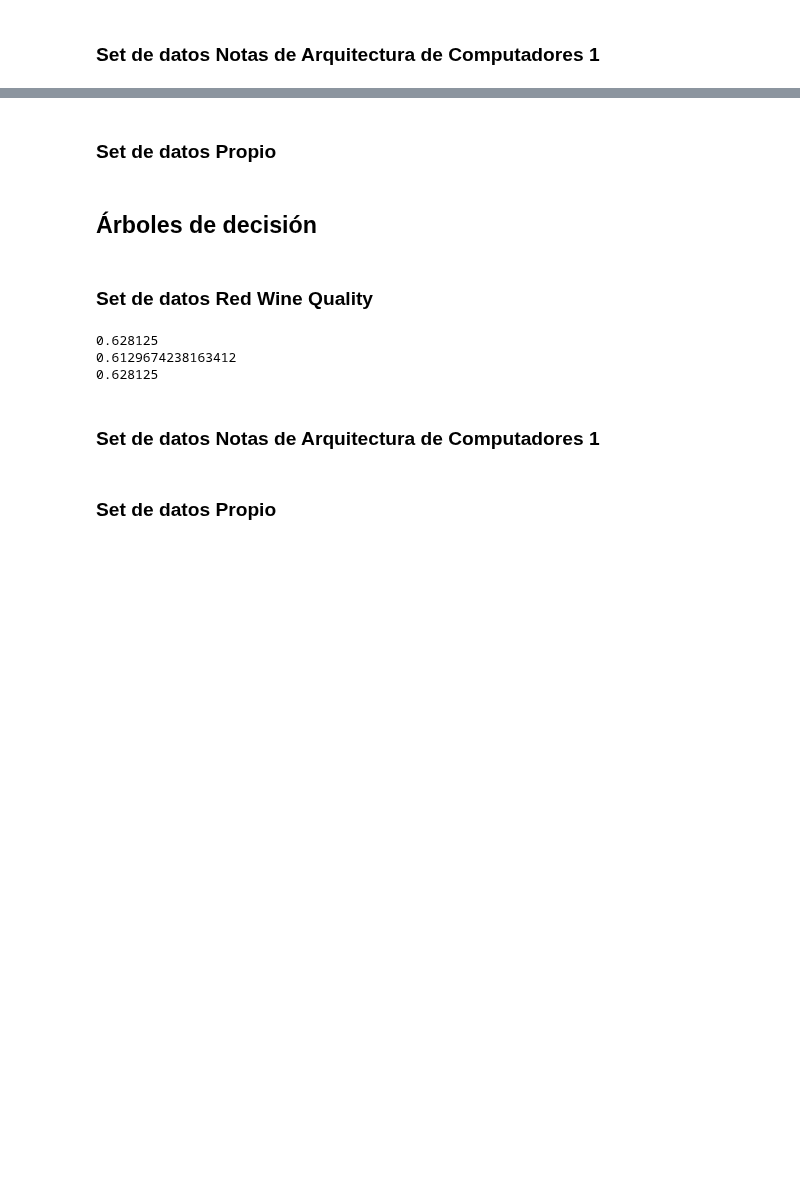
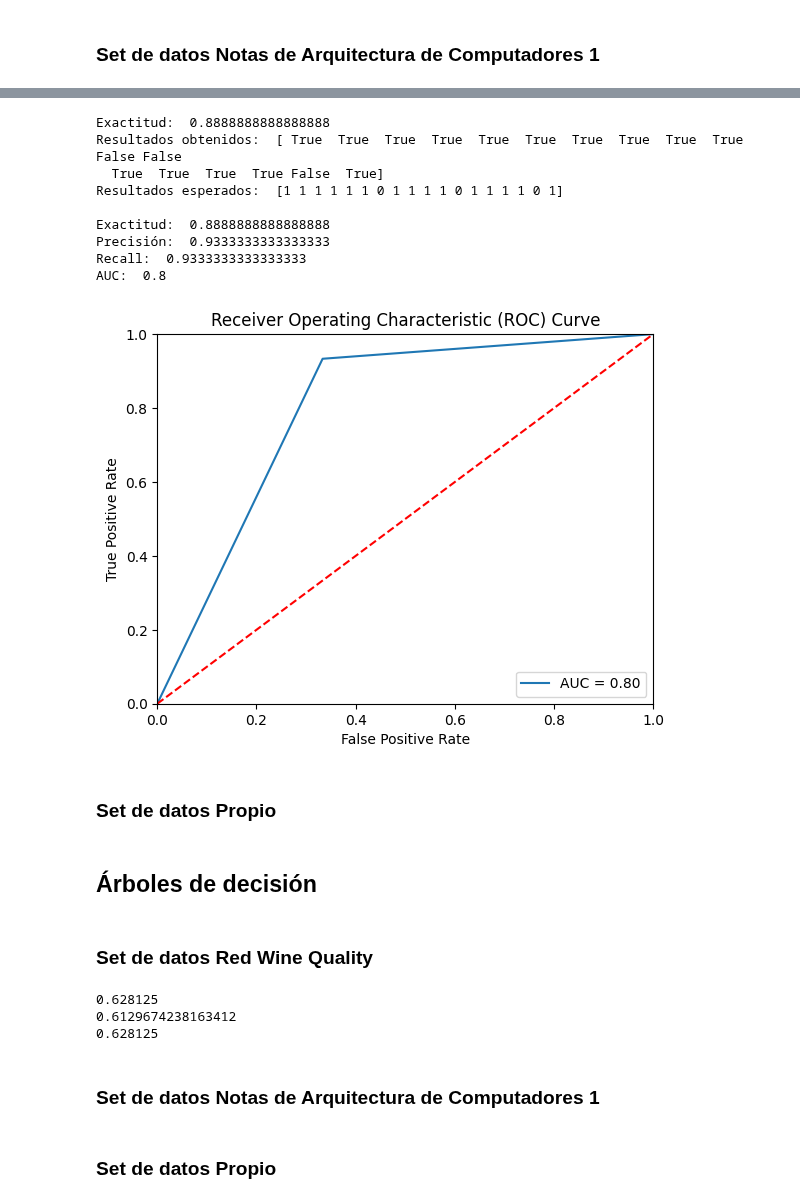
Before and after one commit to JulianCamacho/CE-5506-Reconocimiento-de-Patrones, a Jupyter notebook: Proyecto1/Proyecto1.ipynb, the cells around one changed output, grey strips where cells are left out. Cells and saved outputs as stored; diff of their text form; code cells hidden in the pictures; blank space fills up the shorter version.

```diff
--- a/Proyecto1/Proyecto1.ipynb
+++ b/Proyecto1/Proyecto1.ipynb
@@ -179,14 +220,21 @@ data_arquiI_combined = data_arquiI_combined.astype('float64')
 # Convertir la calidad en un problema de clasificación binaria
 data_arquiI_combined['Total: '] = np.where(data_arquiI_combined['Total: '] >= 67.5, 1, 0)
 
-# Ajustar
+# Ajustar pesos
 data_arquiI_combined['Examen 1 15.0%'] = data_arquiI_combined['Examen 1 15.0%']*0.15
 data_arquiI_combined['Tarea 1 3.75%'] = data_arquiI_combined['Tarea 1 3.75%']*0.0375
 data_arquiI_combined['Proyecto Individual Funcional 11.25%'] = data_arquiI_combined['Proyecto Individual Funcional 11.25%']*0.1125
 data_arquiI_combined['Proyecto Grupal 1 Funcional 13.12%'] = data_arquiI_combined['Proyecto Grupal 1 Funcional 13.12%']*0.1312
 
+data_arquiI_combined = data_arquiI_combined.rename(columns={'Total: ': 'Aprobado'})
+
 data_arquiI_combined.head()
 
-## Dividir los datos en conjunto de entrenamiento y prueba
-#train_data = data.sample(frac=0.8, random_state=42)
-#test_data = data.drop(train_data.index)
+# Dividir los datos en conjunto de entrenamiento y prueba
+X_train_arqui, X_test_arqui, y_train_arqui, y_test_arqui = train_test_split(data_arquiI_combined.drop('Aprobado', axis=1),
+    data_arquiI_combined['Aprobado'], test_size=0.2, stratify=data_arquiI_combined['Aprobado'])
+
+X_train_arqui = X_train_arqui.values
+X_test_arqui  = X_test_arqui.values
+y_train_arqui = y_train_arqui.values
+y_test_arqui  = y_test_arqui.values
@@ -200,3 +241,28 @@ data_arquiI_combined.head()
+# %%
+# Entrenar el modelo de regresión logística
+logistic_reg_model = LogisticRegression(lr=0.03, num_iter=50000)
+logistic_reg_model.fit(X_train_arqui, y_train_arqui)
+
+# Realizar predicciones sobre los datos de prueba
+y_pred_arqui = logistic_reg_model.predict(X_test_arqui, 0.6)
+
+print("Exactitud: ",logistic_reg_model.score(y_pred_arqui,y_test_arqui))
+
+print("Resultados obtenidos: ", y_pred_arqui[:20])
+print("Resultados esperados: ", y_test_arqui[:20], "\n")
+
+computeMetrics(y_test_arqui, y_pred_arqui)
+# %% [output]
+Exactitud:  0.8888888888888888
+Resultados obtenidos:  [ True  True  True  True  True  True  True  True  True  True False False
+  True  True  True  True False  True]
+Resultados esperados:  [1 1 1 1 1 1 0 1 1 1 1 0 1 1 1 1 0 1]
+
+Exactitud:  0.8888888888888888
+Precisión:  0.9333333333333333
+Recall:  0.9333333333333333
+AUC:  0.8
+[figure, added]
 # %% [markdown]
 ### Set de datos Propio
 # %% [markdown]
```
Also changed, not shown: parts of 19 cells of this notebook, 1 other file.
